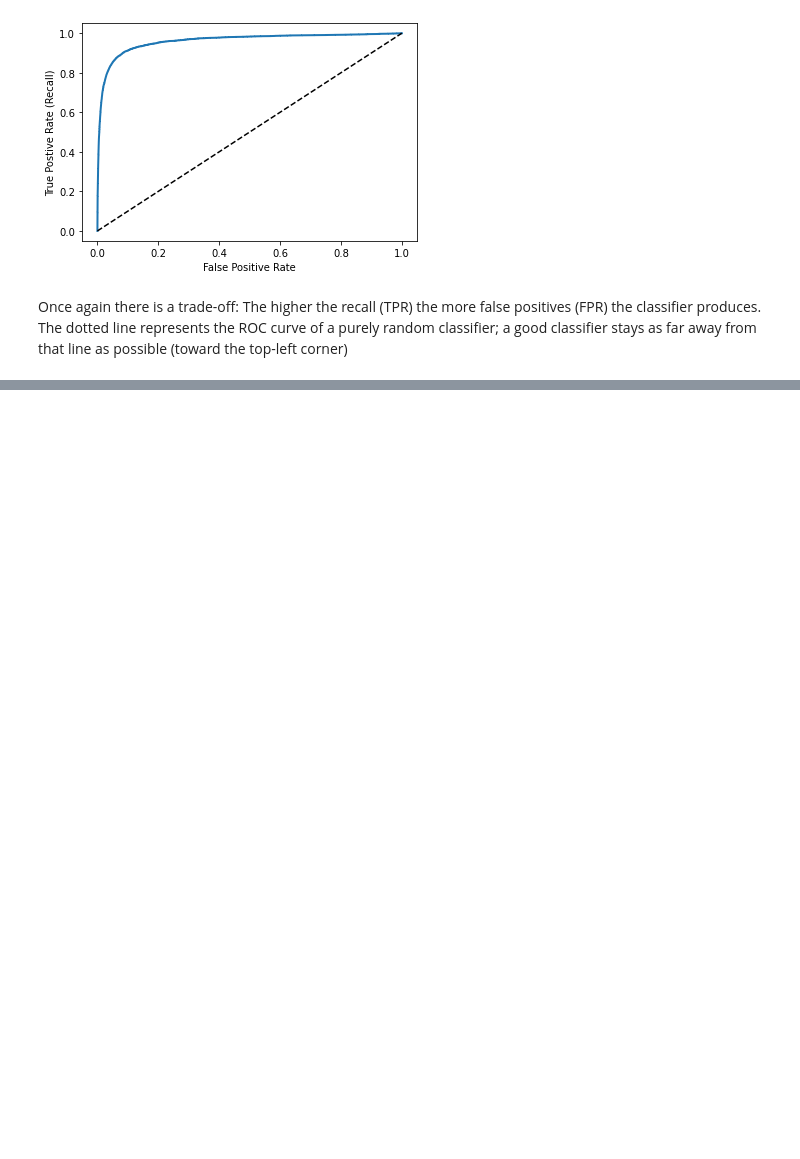
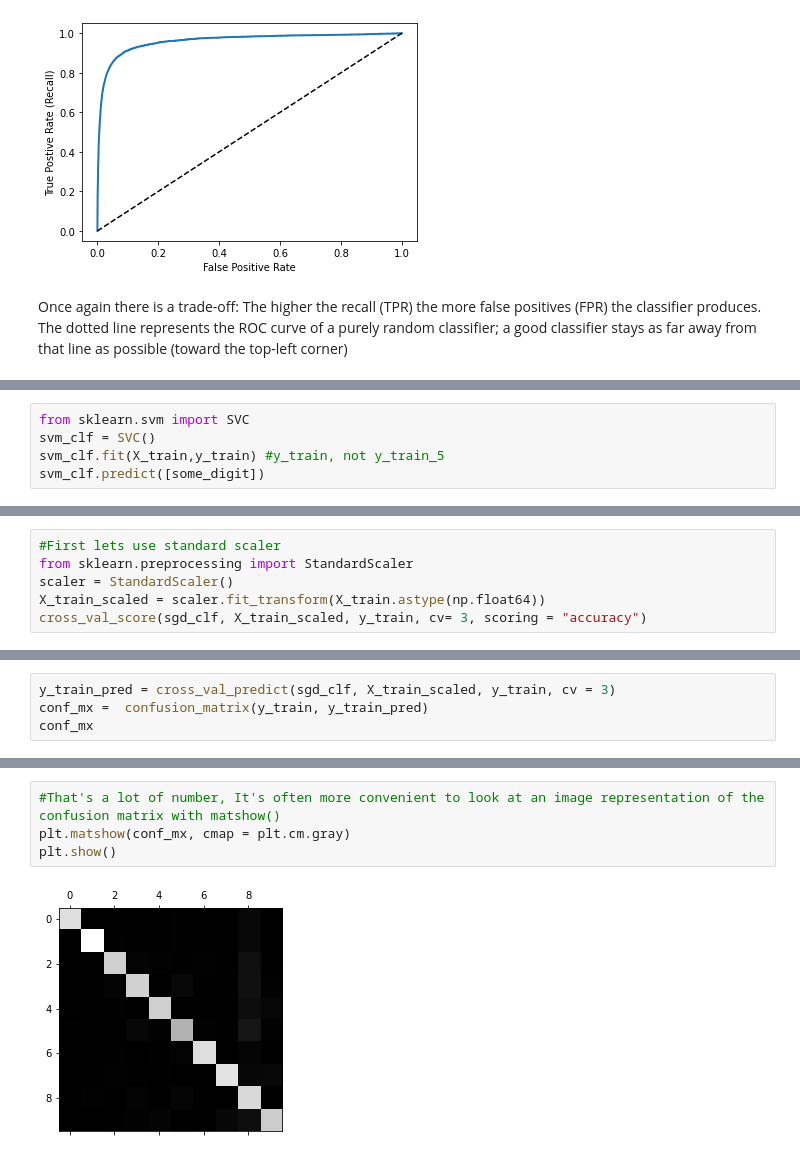
Before and after one commit to Hsgngr/MachineLearning, a Jupyter notebook: Handson_ML/Chapter III (Classification)/Classification.ipynb, the cells around one changed output, grey strips where cells are left out. Cells and saved outputs as stored; diff of their text form; blank space fills up the shorter version.

```diff
--- a/Handson_ML/Chapter III (Classification)/Classification.ipynb
+++ b/Handson_ML/Chapter III (Classification)/Classification.ipynb
@@ -204,0 +231,5 @@ Once again there is a trade-off: The higher the recall (TPR) the more false posi
+# %%
+from sklearn.svm import SVC
+svm_clf = SVC()
+svm_clf.fit(X_train,y_train) #y_train, not y_train_5
+svm_clf.predict([some_digit])
@@ -204,0 +265,6 @@ Once again there is a trade-off: The higher the recall (TPR) the more false posi
+# %%
+#First lets use standard scaler
+from sklearn.preprocessing import StandardScaler
+scaler = StandardScaler()
+X_train_scaled = scaler.fit_transform(X_train.astype(np.float64))
+cross_val_score(sgd_clf, X_train_scaled, y_train, cv= 3, scoring = "accuracy")
@@ -204,0 +273,4 @@ Once again there is a trade-off: The higher the recall (TPR) the more false posi
+# %%
+y_train_pred = cross_val_predict(sgd_clf, X_train_scaled, y_train, cv = 3)
+conf_mx =  confusion_matrix(y_train, y_train_pred)
+conf_mx
@@ -204,0 +289,6 @@ Once again there is a trade-off: The higher the recall (TPR) the more false posi
+# %%
+#That's a lot of number, It's often more convenient to look at an image representation of the confusion matrix with matshow()
+plt.matshow(conf_mx, cmap = plt.cm.gray)
+plt.show()
+# %% [output]
+[figure, added]
```
Also changed, not shown: parts of 29 cells of this notebook.
